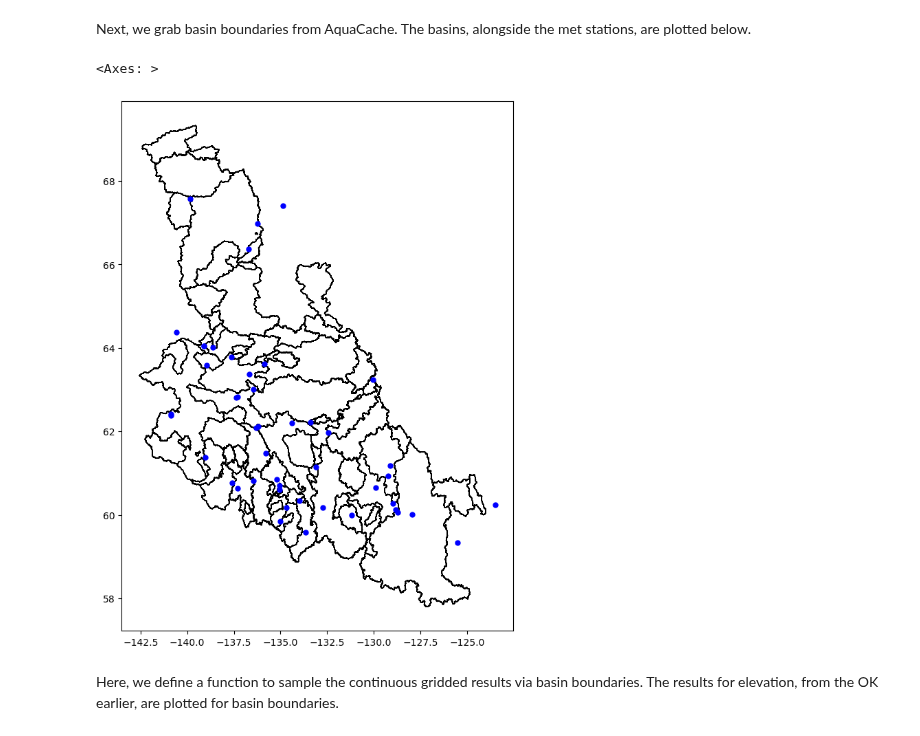
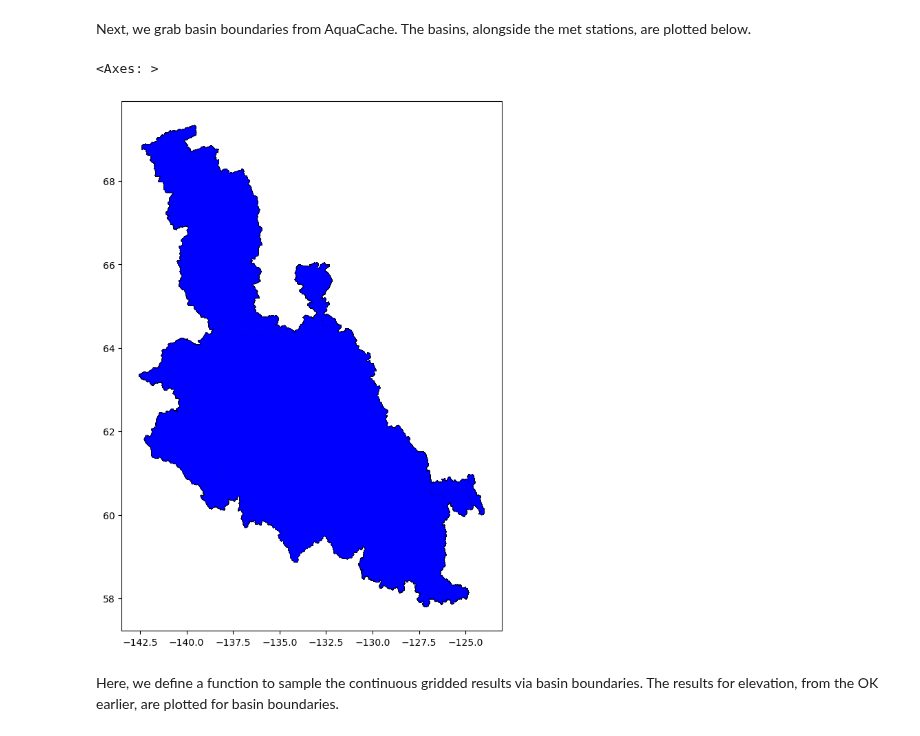
Before and after one commit to YukonWRB/YGwater, a Jupyter notebook: dev/freshet_forecasting/main.ipynb, the cells around one changed output. Cells and saved outputs as stored; diff of their text form; code cells hidden in the pictures.

```diff
--- a/dev/freshet_forecasting/main.ipynb
+++ b/dev/freshet_forecasting/main.ipynb
@@ -135,39 +162,39 @@ def load_rconfig(renviron_path = Path.home() / "Documents" / ".Renviron"):
     # Convert numeric values to their appropriate types
     for key, value in env_config.items():
         if value.isdigit():
             env_config[key] = int(value)
         else:
             try:
                 env_config[key] = float(value)
             except ValueError:
                 pass
     return env_config
 
 # Load database configuration from .Renviron
 db_config = load_rconfig()
-db_url = f"postgresql://{db_config['aquacacheUser']}:{db_config['aquacachePass']}@{db_config['aquacacheHost']}:{db_config['aquacachePort']}/aquacache"
+db_url = f"postgresql://{db_config['aquacacheAdminUser']}:{db_config['aquacacheAdminPass']}@{db_config['aquacacheHost']}:{db_config['aquacachePort']}/aquacache"
 
 # Create a database engine
 engine = create_engine(db_url)
 
-gdf = {}
+basins = {}
 res = []
 polys = []
 # Test the connection by listing tables
 with engine.connect() as connection:
     geom_results = connection.execute(text("SELECT ST_AsText(geom) as geom FROM vectors WHERE layer_name = 'Drainage basins';"))
     results = connection.execute(text("SELECT * FROM vectors WHERE layer_name = 'Drainage basins';"))
 
     for geom_row, row in zip(geom_results, results):
         polys.append(wkt.loads(geom_row)[0])
         res.append(row)
-gdf = gpd.GeoDataFrame(res, geometry=polys, crs="epsg:4269")
-gdf.set_index("feature_name", inplace=True)
+basins = gpd.GeoDataFrame(res, geometry=polys, crs="epsg:4269")
+basins.set_index("feature_name", inplace=True)
 
-ax = gdf.plot(edgecolor="black", facecolor="none", figsize=(10, 10))
-stations_gdf.plot(ax=ax, marker='o', color='blue', markersize=25)
+ax = basins.plot(edgecolor="black", facecolor="none", figsize=(10, 10))
+basins.plot(ax=ax, marker='o', color='blue', markersize=25)
 # %% [output]
 <Axes: >
-[figure, old version]
+[figure, new version]
 # %% [markdown]
 Here, we define a function to sample the continuous gridded results via basin boundaries. The results for elevation, from the OK earlier, are plotted for basin boundaries.
```
Also changed, not shown: parts of 7 cells of this notebook, 19 other files.
